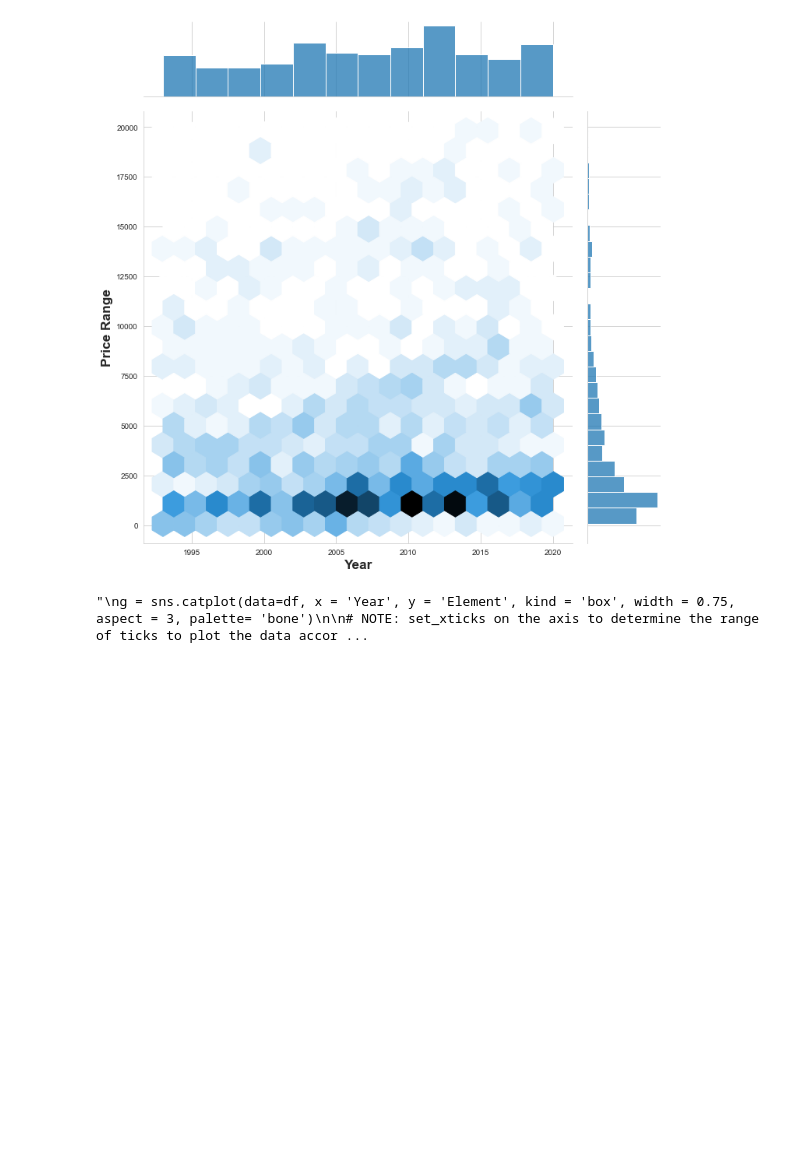
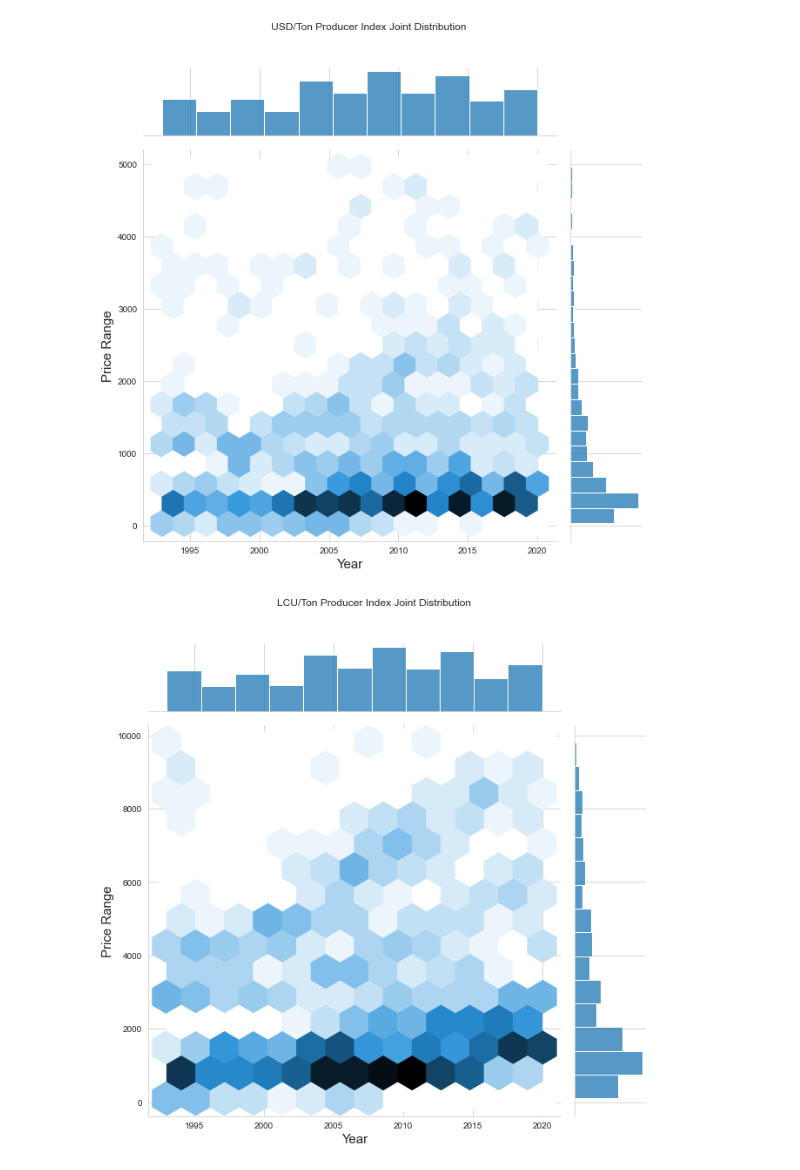
Before and after one commit to AshlanH/produce_eda, a Jupyter notebook: Presentation_1.ipynb, the cells around one changed output. Saved outputs shown, nothing was run; the diff lists cells and outputs as text; code cells hidden in the pictures; blank space fills up the shorter version.

```diff
--- a/Presentation_1.ipynb
+++ b/Presentation_1.ipynb
@@ -58,41 +64,26 @@ plt.show()
-# %%
-plot1 = sns.jointplot(
-    data= df_LCU[(df_LCU.Months == 'Annual value') & (df_LCU.Value < 20000)],
-    x = 'Year',
-    y = 'Value',
-    kind = 'hex',
-    height = 10,
-    palette= 'crest'
-)
-plot1.ax_joint.set_xlabel('Year', fontweight='bold', fontsize = 'xx-large')
-plot1.ax_joint.set_ylabel('Price Range', fontweight='bold', fontsize = 'xx-large')
-plt.show()
-# %% [output]
-[figure, removed]
-# %%
-"""
-g = sns.catplot(data=df, x = 'Year', y = 'Element', kind = 'box', width = 0.75, aspect = 3, palette= 'bone')
-
-# NOTE: set_xticks on the axis to determine the range of ticks to plot the data accordingly to
-# then, plot the xticklabels to chart relevant labels to each point of tick
-# must be done in correct order, set xtick to determine points > set xtick labels to label them
-
-
-g.ax.set_xticks(np.arange(1990, 2022 ,1))
-g.set_xticklabels(np.arange(1990, 2022 ,1), rotation = 70, fontsize = 'medium')
-g.set_yticklabels(['PPI', 'LCU/T', 'SLC/T', 'USD/T'],rotation = 0, fontsize = 'large')
-g.ax.set_title('Distribution of Produce Indexes to Year', fontdict={'fontsize':18})
-g.ax.set_xlabel('Year', fontsize = 'x-large')
-g.ax.set_ylabel('Produce Indexes', fontsize = 'x-large')
-#g.axes_dict.items()
-
-h = sns.displot(df, x = 'Year', kind = 'kde', aspect = 3, hue='Element', legend=False)
-h.ax.set_xticks(np.arange(1990, 2022 ,1))
-h.set_xticklabels(np.arange(1990, 2022 ,1), rotation = 70, fontsize = 'medium')
-h.ax.set_title('Kernal Density of Produce Indexes to Year', fontdict={'fontsize':18})
-h.ax.set_xlabel('Year', fontsize = 'x-large')
-h.ax.set_ylabel('Produce Indexes', fontsize = 'x-large')
-plt.show()
-"""
-# %% [output]
-"\ng = sns.catplot(data=df, x = 'Year', y = 'Element', kind = 'box', width = 0.75, aspect = 3, palette= 'bone')\n\n# NOTE: set_xticks on the axis to determine the range of ticks to plot the data accor ...
+# %%
+def jointplot_datafield(input_df, value_range, title):
+    #input_DF: DataFrame selection #value_range: Upper limit price range #title: Axes title
+    plot1 = sns.jointplot(
+        data= input_df[(input_df.Months == 'Annual value') & (input_df.Value < value_range)],
+        x = 'Year',
+        y = 'Value',
+        kind = 'hex',
+        height = 9,
+        palette= 'crest'
+    )
+
+    plot1.ax_joint.set_xlabel('Year', fontsize = '15')
+    plot1.ax_joint.set_ylabel('Price Range', fontsize = '15')
+
+    plot1.fig.suptitle(title)
+    #plot1.ax_joint.collections[0].set_alpha(0)
+    #plot1.fig.tight_layout()
+    plot1.fig.subplots_adjust(top=0.90, left=0.10)
+    plt.show()
+
+jointplot_datafield(df_USD, 5000, 'USD/Ton Producer Index Joint Distribution')
+jointplot_datafield(df_LCU, 10000, 'LCU/Ton Producer Index Joint Distribution')
+# %% [output]
+[figure, added]
+[figure, added]
```
Also changed, not shown: parts of 8 cells of this notebook.
